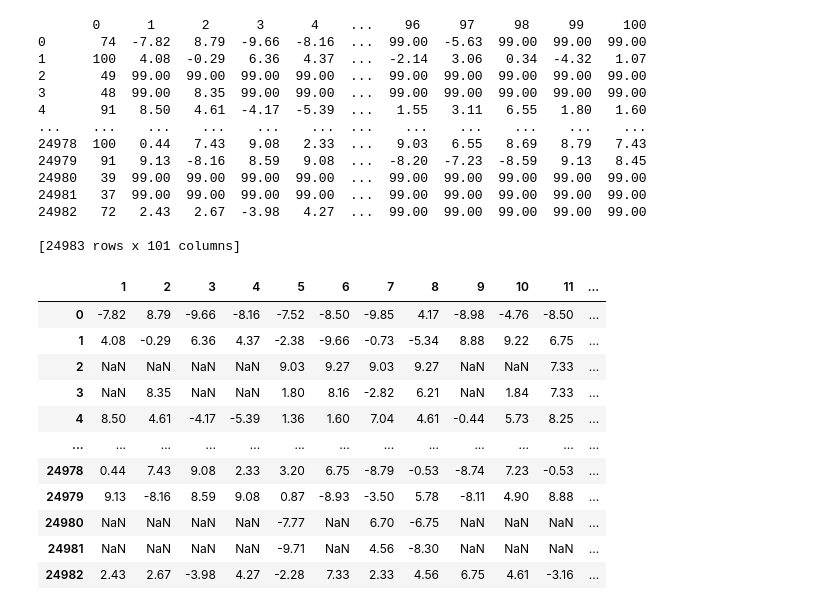
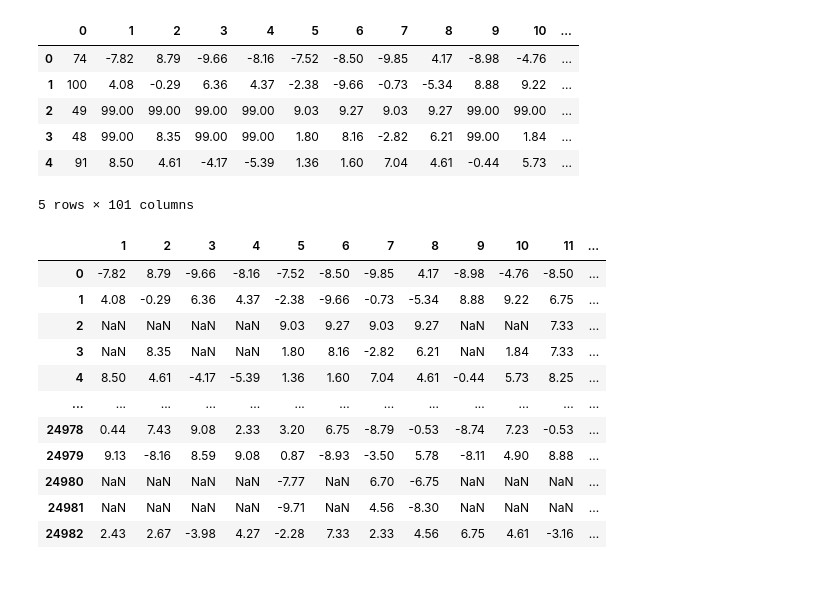
Before and after one commit to ce888-sr/CE888, a Jupyter notebook: Lab4/my_recommender.ipynb, the cells around one changed output. Saved outputs shown, nothing was run; the diff lists cells and outputs as text; code cells hidden in the pictures; blank space fills up the shorter version.

```diff
--- a/Lab4/my_recommender.ipynb
+++ b/Lab4/my_recommender.ipynb
@@ -7,23 +7,16 @@ import matplotlib.pyplot as plt
 # %%
 # Load the data
 df = pd.read_csv('https://raw.githubusercontent.com/albanda/CE888/master/lab4-recommender/jester-data-1.csv', header=None)
 test = df
-print(df)
+test.head()
 # %% [output]
+|  | 0 | 1 | 2 | 3 | 4 | 5 | 6 | 7 | 8 | 9 | 10 | ... |
+| 0 | 74 | -7.82 | 8.79 | -9.66 | -8.16 | -7.52 | -8.50 | -9.85 | 4.17 | -8.98 | -4.76 | ... |
+| 1 | 100 | 4.08 | -0.29 | 6.36 | 4.37 | -2.38 | -9.66 | -0.73 | -5.34 | 8.88 | 9.22 | ... |
+| 2 | 49 | 99.00 | 99.00 | 99.00 | 99.00 | 9.03 | 9.27 | 9.03 | 9.27 | 99.00 | 99.00 | ... |
+| 3 | 48 | 99.00 | 8.35 | 99.00 | 99.00 | 1.80 | 8.16 | -2.82 | 6.21 | 99.00 | 1.84 | ... |
+| 4 | 91 | 8.50 | 4.61 | -4.17 | -5.39 | 1.36 | 1.60 | 7.04 | 4.61 | -0.44 | 5.73 | ... |
-       0      1      2      3      4    ...    96     97     98     99     100
-0       74  -7.82   8.79  -9.66  -8.16  ...  99.00  -5.63  99.00  99.00  99.00
-1      100   4.08  -0.29   6.36   4.37  ...  -2.14   3.06   0.34  -4.32   1.07
-2       49  99.00  99.00  99.00  99.00  ...  99.00  99.00  99.00  99.00  99.00
-3       48  99.00   8.35  99.00  99.00  ...  99.00  99.00  99.00  99.00  99.00
-4       91   8.50   4.61  -4.17  -5.39  ...   1.55   3.11   6.55   1.80   1.60
-...    ...    ...    ...    ...    ...  ...    ...    ...    ...    ...    ...
-24978  100   0.44   7.43   9.08   2.33  ...   9.03   6.55   8.69   8.79   7.43
-24979   91   9.13  -8.16   8.59   9.08  ...  -8.20  -7.23  -8.59   9.13   8.45
-24980   39  99.00  99.00  99.00  99.00  ...  99.00  99.00  99.00  99.00  99.00
-24981   37  99.00  99.00  99.00  99.00  ...  99.00  99.00  99.00  99.00  99.00
-24982   72   2.43   2.67  -3.98   4.27  ...  99.00  99.00  99.00  99.00  99.00
-
-[24983 rows x 101 columns]
+5 rows × 101 columns
 # %%
 #replace the value 99 with NaN
 test = test.replace(99, np.nan).copy()
```
Also changed, not shown: parts of 19 cells of this notebook.
